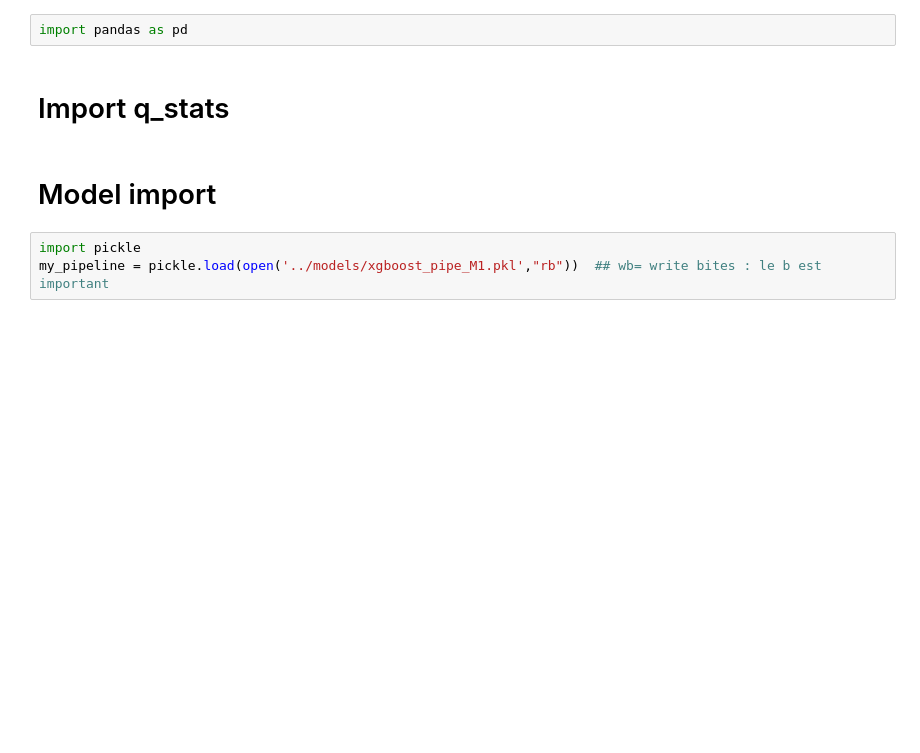
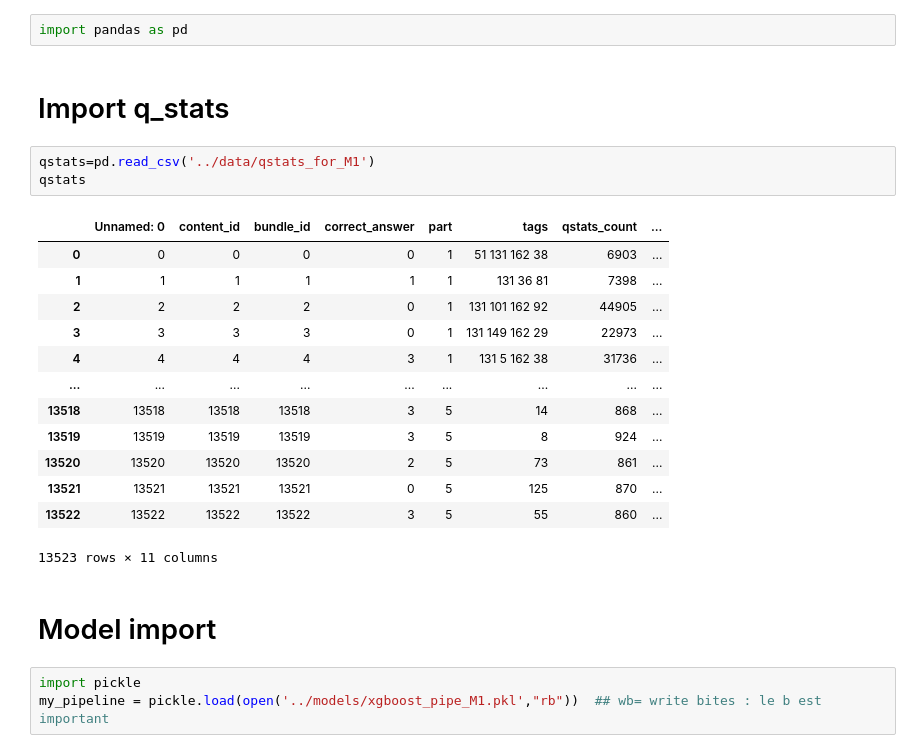
Before and after one commit to YohannD/riiid_final_project, a Jupyter notebook: notebooks/tm_prediction_loop.ipynb, the cells around one changed output. Drawn from its saved outputs; the diff is of its cells as text; blank space fills up the shorter version.

```diff
--- a/notebooks/tm_prediction_loop.ipynb
+++ b/notebooks/tm_prediction_loop.ipynb
@@ -2,6 +2,23 @@
 import pandas as pd
 # %% [markdown]
 # Import q_stats
+# %%
+qstats=pd.read_csv('../data/qstats_for_M1')
+qstats
+# %% [output]
+|  | Unnamed: 0 | content_id | bundle_id | correct_answer | part | tags | qstats_count | ... |
+| 0 | 0 | 0 | 0 | 0 | 1 | 51 131 162 38 | 6903 | ... |
+| 1 | 1 | 1 | 1 | 1 | 1 | 131 36 81 | 7398 | ... |
+| 2 | 2 | 2 | 2 | 0 | 1 | 131 101 162 92 | 44905 | ... |
+| 3 | 3 | 3 | 3 | 0 | 1 | 131 149 162 29 | 22973 | ... |
+| 4 | 4 | 4 | 4 | 3 | 1 | 131 5 162 38 | 31736 | ... |
+| ... | ... | ... | ... | ... | ... | ... | ... | ... |
+| 13518 | 13518 | 13518 | 13518 | 3 | 5 | 14 | 868 | ... |
+| 13519 | 13519 | 13519 | 13519 | 3 | 5 | 8 | 924 | ... |
+| 13520 | 13520 | 13520 | 13520 | 2 | 5 | 73 | 861 | ... |
+| 13521 | 13521 | 13521 | 13521 | 0 | 5 | 125 | 870 | ... |
+| 13522 | 13522 | 13522 | 13522 | 3 | 5 | 55 | 860 | ... |
+13523 rows × 11 columns
 # %% [markdown]
 # Model import
 # %%
```
Also changed, not shown: parts of 13 cells of this notebook.
